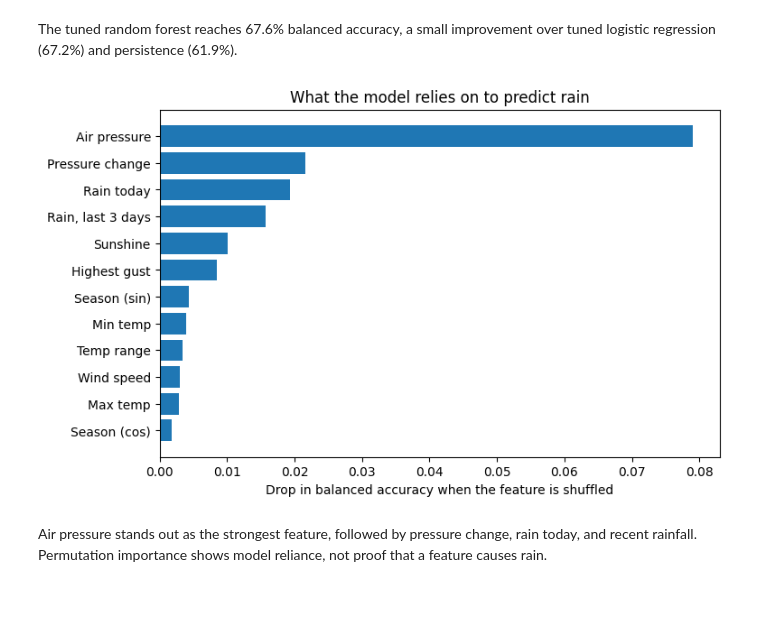
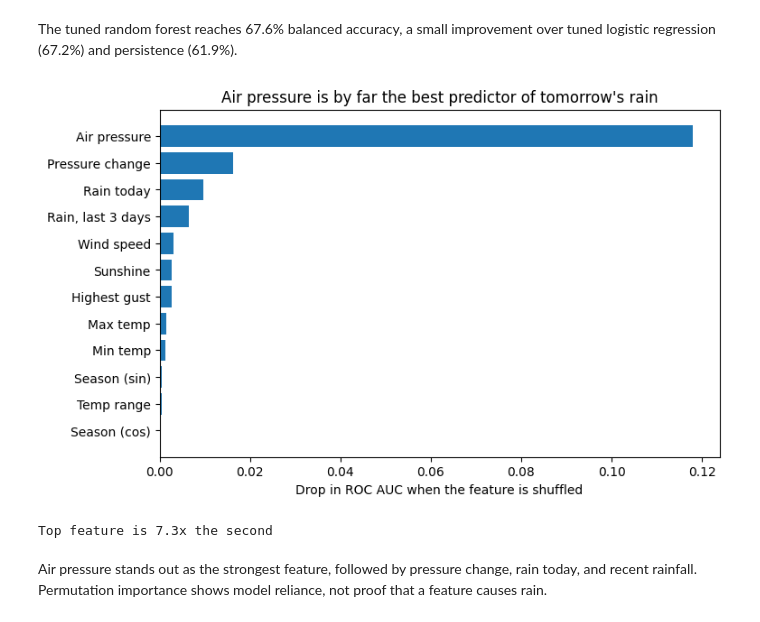
Before and after one commit to jonathankadiri0/irish-rain, a Jupyter notebook: notebooks/irish_rain.ipynb, the cells around one changed output. Drawn from its saved outputs; the diff is of its cells as text; code cells hidden in the pictures.

Commit message:
Fix feature importance to ROC AUC
Co-authored-by: Copilot <223556219+Copilot@users.noreply.github.com>

```diff
--- a/notebooks/irish_rain.ipynb
+++ b/notebooks/irish_rain.ipynb
@@ -338,21 +338,23 @@ The tuned random forest reaches 67.6% balanced accuracy, a small improvement ove
 # %%
 from sklearn.inspection import permutation_importance
 
-result = permutation_importance(rf, X_test, y_test, scoring="balanced_accuracy",
+result = permutation_importance(rf, X_test, y_test, scoring="roc_auc",
                                 n_repeats=10, random_state=42, n_jobs=-1)
 importance = pd.Series(result.importances_mean, index=FEATURES).sort_values()
 
 fig, ax = plt.subplots(figsize=(8, 5))
 importance = importance.rename({"cbl": "Air pressure", "pressure_change": "Pressure change",
       "rain": "Rain today", "rain_3d": "Rain, last 3 days", "wdsp": "Wind speed",
       "sun": "Sunshine", "hg": "Highest gust", "maxtp": "Max temp", "mintp": "Min temp",
       "temp_range": "Temp range", "month_sin": "Season (sin)", "month_cos": "Season (cos)"})
 ax.barh(importance.index, importance.values)
-ax.set_xlabel("Drop in balanced accuracy when the feature is shuffled")
-ax.set_title("What the model relies on to predict rain")
+ax.set_xlabel("Drop in ROC AUC when the feature is shuffled")
+ax.set_title("Air pressure is by far the best predictor of tomorrow's rain")
 plt.savefig("../figures/04_feature_importance.png", dpi=200, bbox_inches="tight")
 plt.show()
+print(f"Top feature is {importance.iloc[-1] / importance.iloc[-2]:.1f}x the second")
 # %% [output]
-[figure, old version]
+[figure, new version]
+Top feature is 7.3x the second
 # %% [markdown]
 Air pressure stands out as the strongest feature, followed by pressure change, rain today, and recent rainfall. Permutation importance shows model reliance, not proof that a feature causes rain.
```
Also changed, not shown: 1 other file.
